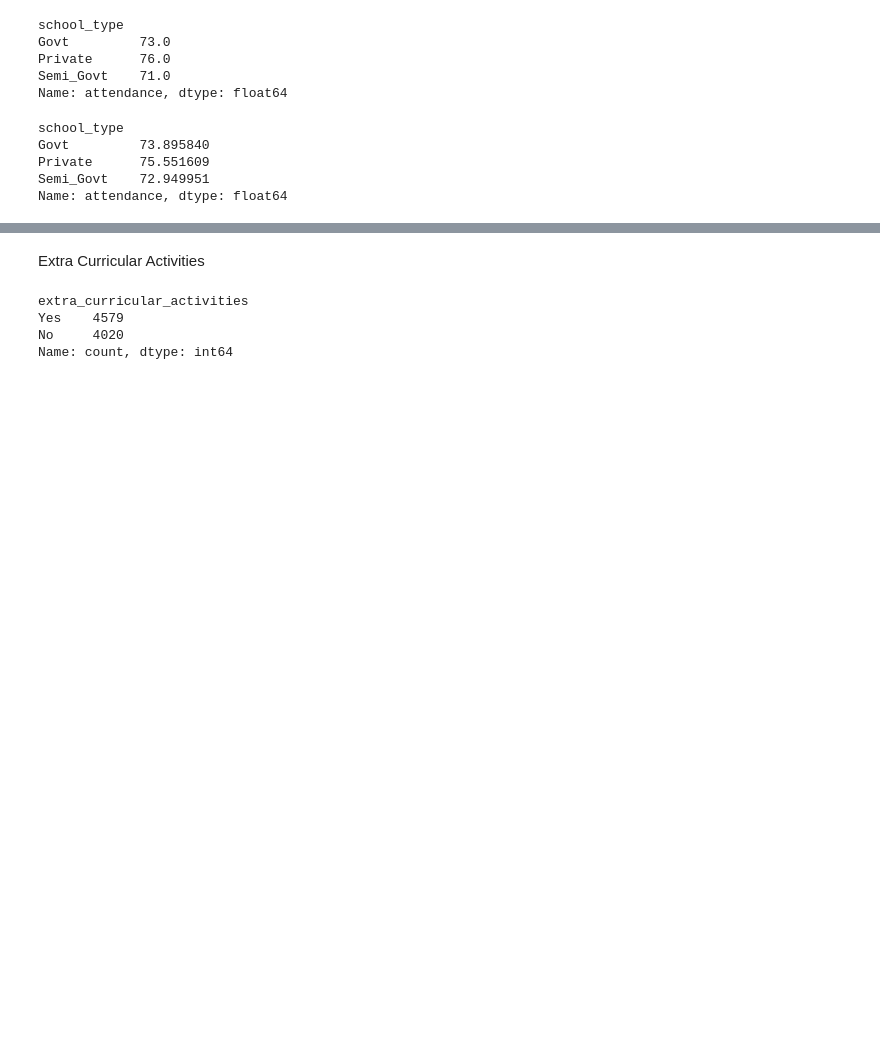
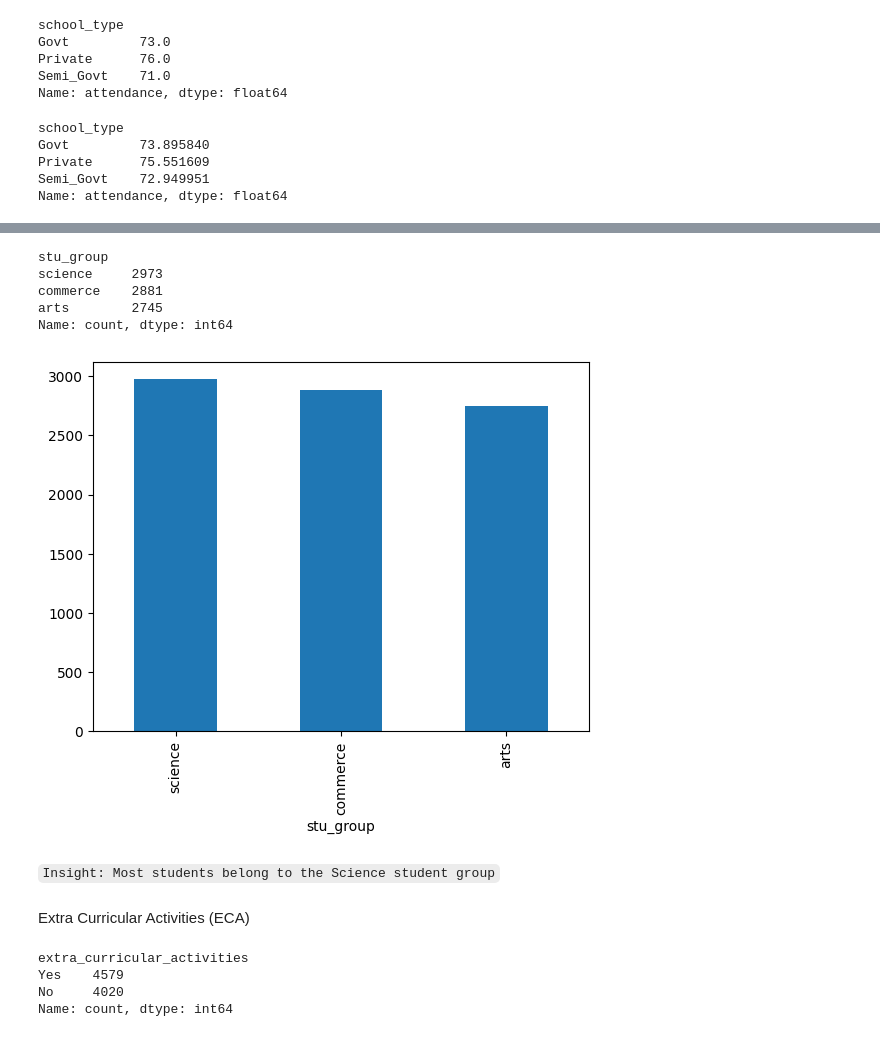
Before and after one commit to AudwitNafi/BJIT-TSE-AI, a Jupyter notebook: ML/eda-mini-project/bd-students-eda.ipynb, the cells around one changed output, grey strips where cells are left out. Drawn from its saved outputs; the diff is of its cells as text; code cells hidden in the pictures; blank space fills up the shorter version.

```diff
--- a/ML/eda-mini-project/bd-students-eda.ipynb
+++ b/ML/eda-mini-project/bd-students-eda.ipynb
@@ -413,5 +417,20 @@ Fathers are more involved in students's education than mothers and other guardia
+# %%
+df['stu_group'].value_counts()
+# %% [output]
+stu_group
+science     2973
+commerce    2881
+arts        2745
+Name: count, dtype: int64
+# %%
+df['stu_group'].value_counts().plot(kind='bar')
+plt.show()
+# %% [output]
+[figure, added]
+# %% [markdown]
+`Insight: Most students belong to the Science student group`
 # %% [markdown]
-Extra Curricular Activities
+Extra Curricular Activities (ECA)
 # %%
 df.extra_curricular_activities.value_counts()
 # %% [output]
```
Also changed, not shown: parts of 44 cells of this notebook, 38 other files.
